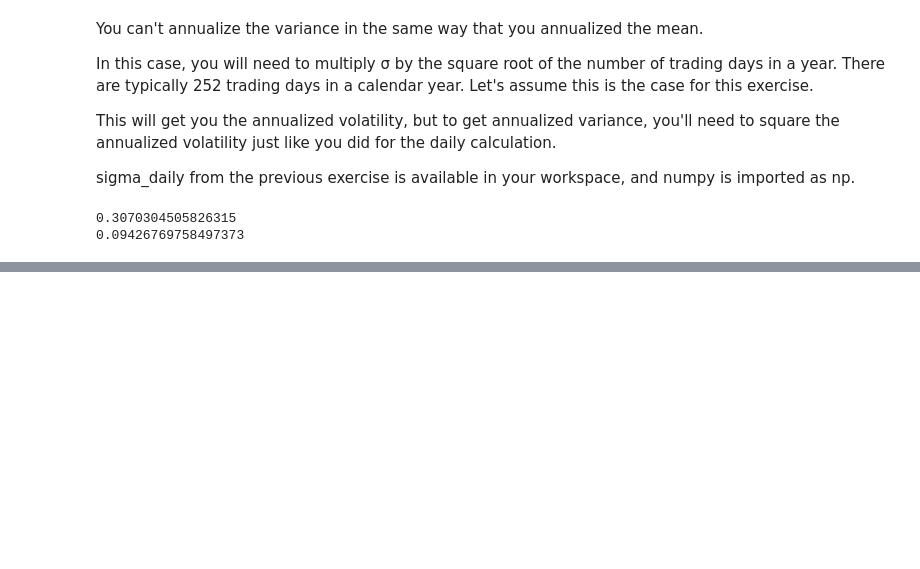
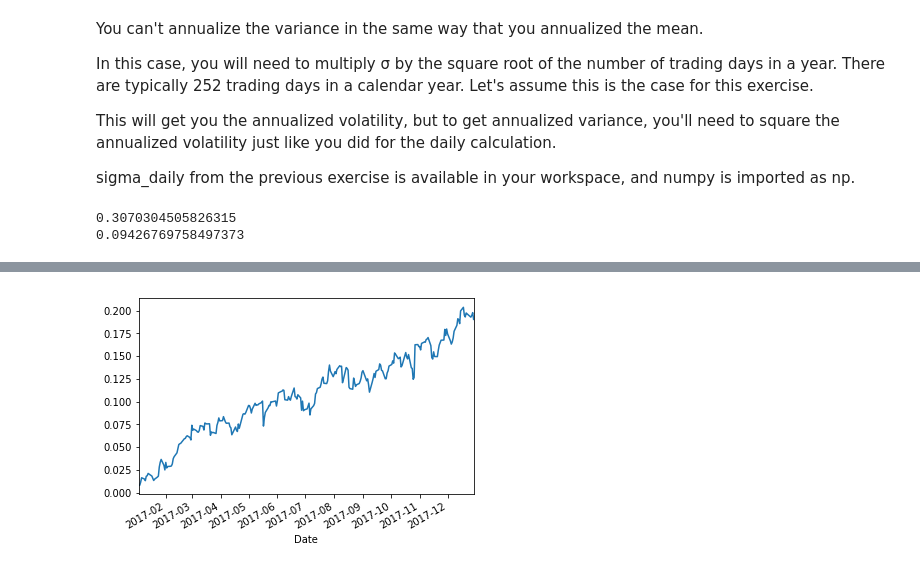
Before and after one commit to guilhermeKodama/FinanceAI, a Jupyter notebook: DataCamp - Intro Portfolio Risk Management/intro_portfolio_risk_management.ipynb, the cells around one changed output, grey strips where cells are left out. Saved outputs shown, nothing was run; the diff lists cells and outputs as text; code cells hidden in the pictures; blank space fills up the shorter version.

```diff
--- a/DataCamp - Intro Portfolio Risk Management/intro_portfolio_risk_management.ipynb
+++ b/DataCamp - Intro Portfolio Risk Management/intro_portfolio_risk_management.ipynb
@@ -139,0 +223,20 @@ print(variance_annualized)
+# %%
+StockReturns = pd.read_csv('all_returns.csv', parse_dates=['Date'])
+StockReturns = StockReturns.sort_values(by='Date')
+StockReturns = StockReturns.set_index('Date')
+
+# Finish defining the portfolio weights as a numpy array
+portfolio_weights = np.array([0.12, 0.15, 0.08, 0.05, 0.09, 0.10, 0.11, 0.14, 0.16])
+
+# Calculate the weighted stock returns
+WeightedReturns = StockReturns.mul(portfolio_weights, axis=1)
+
+# Calculate the portfolio returns
+StockReturns['Portfolio'] = WeightedReturns.sum(axis=1)
+
+# Plot the cumulative portfolio returns over time
+CumulativeReturns = ((1+StockReturns["Portfolio"]).cumprod()-1)
+CumulativeReturns.plot()
+plt.show()
+# %% [output]
+[figure, added]
```
Also changed, not shown: parts of 89 cells of this notebook, 28 other files.
